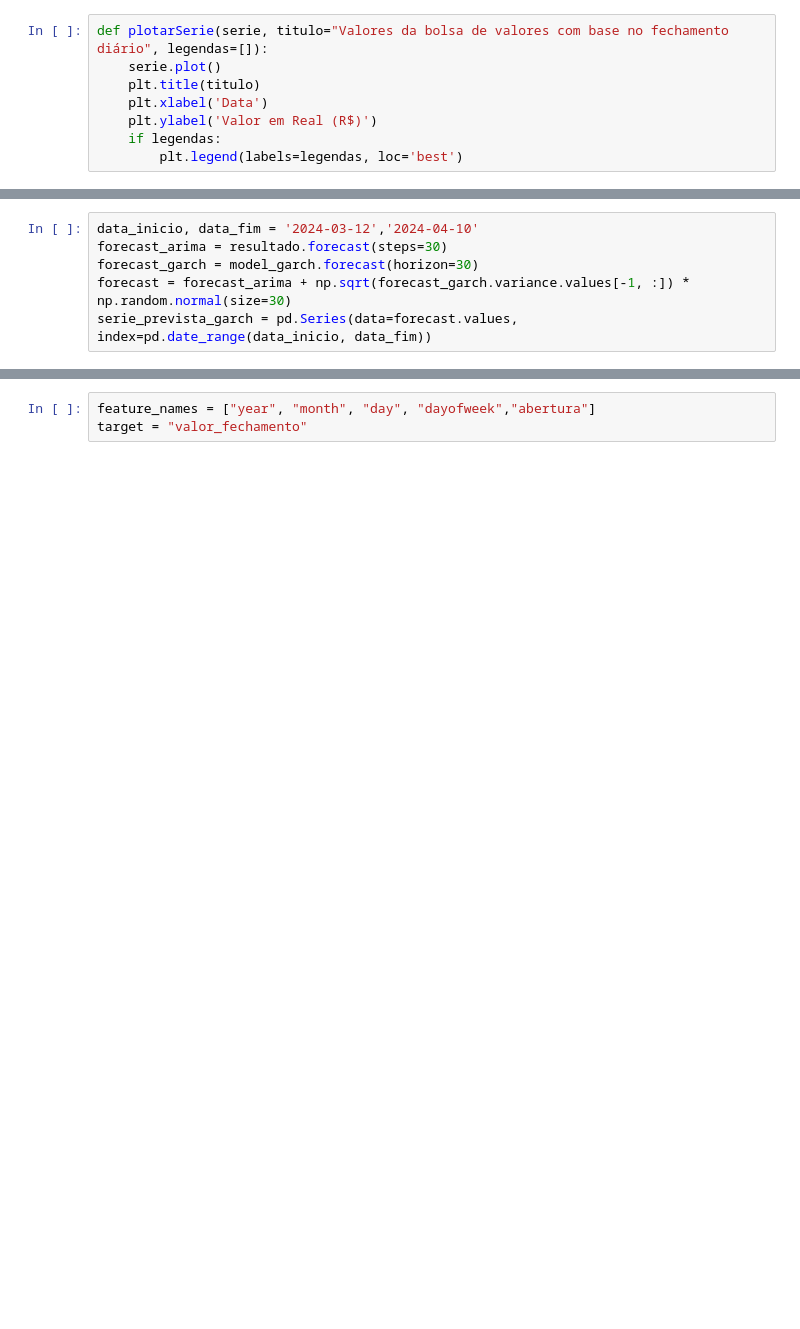
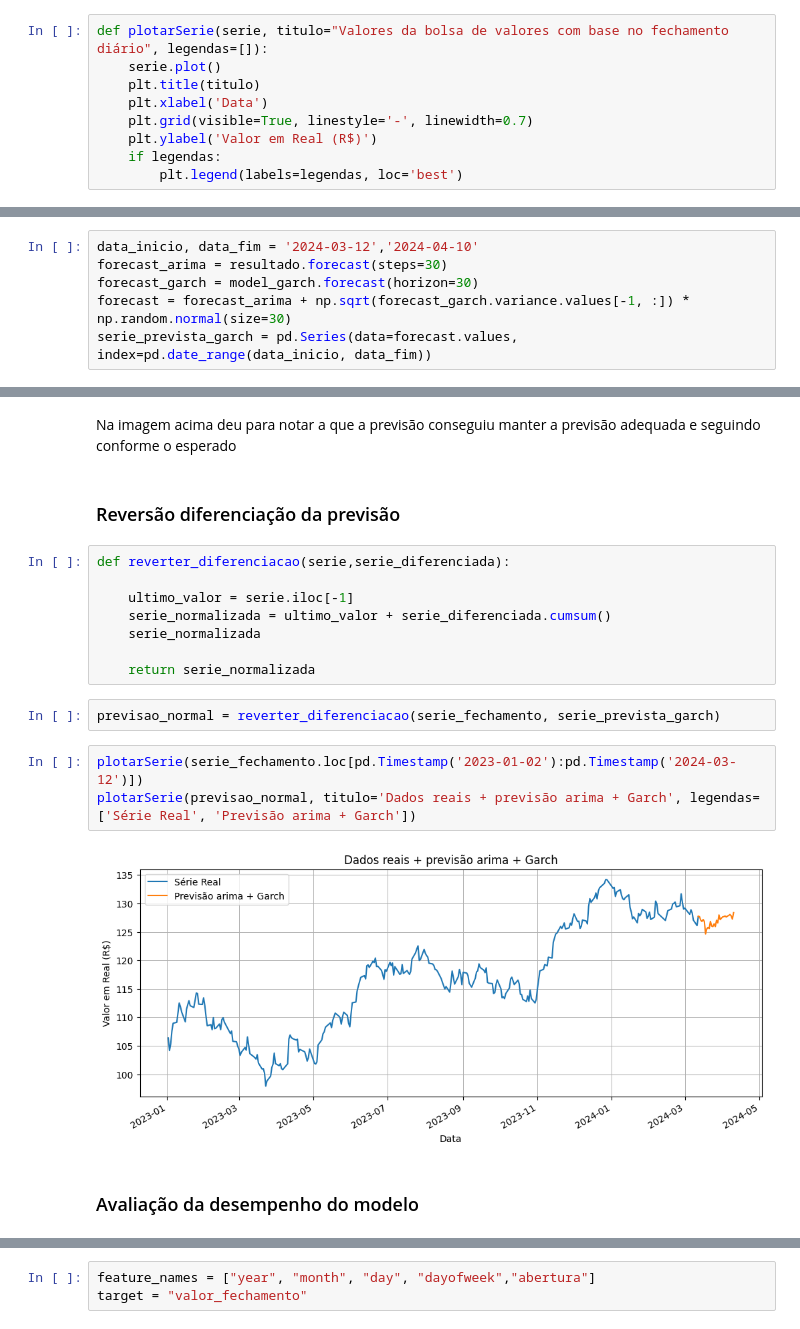
Before and after one commit to willdevsp/fiap-tech-challenge-pos-tech-data-analytics, a Jupyter notebook: Fase2/tech-challenger-bolsa-valores.ipynb, the cells around one changed output, grey strips where cells are left out. Drawn from its saved outputs; the diff is of its cells as text; blank space fills up the shorter version.

```diff
--- a/Fase2/tech-challenger-bolsa-valores.ipynb
+++ b/Fase2/tech-challenger-bolsa-valores.ipynb
@@ -48,6 +161,7 @@ def plotarSerie(serie, titulo="Valores da bolsa de valores com base no fechament
     serie.plot()
     plt.title(titulo)
     plt.xlabel('Data')
+    plt.grid(visible=True, linestyle='-', linewidth=0.7)
     plt.ylabel('Valor em Real (R$)')
     if legendas:
         plt.legend(labels=legendas, loc='best')
@@ -646,0 +776,21 @@ test.head()
+# %% [markdown]
+Na imagem acima deu para notar a que a previsão conseguiu manter a previsão adequada e seguindo conforme o esperado
+# %% [markdown]
+### Reversão diferenciação da previsão
+# %%
+def reverter_diferenciacao(serie,serie_diferenciada):
+
+    ultimo_valor = serie.iloc[-1]
+    serie_normalizada = ultimo_valor + serie_diferenciada.cumsum()
+    serie_normalizada
+
+    return serie_normalizada
+# %%
+previsao_normal = reverter_diferenciacao(serie_fechamento, serie_prevista_garch)
+# %%
+plotarSerie(serie_fechamento.loc[pd.Timestamp('2023-01-02'):pd.Timestamp('2024-03-12')])
+plotarSerie(previsao_normal, titulo='Dados reais + previsão arima + Garch', legendas=['Série Real', 'Previsão arima + Garch'])
+# %% [output]
+[figure, added]
+# %% [markdown]
+### Avaliação da desempenho do modelo
```
Also changed, not shown: parts of 280 cells of this notebook.
